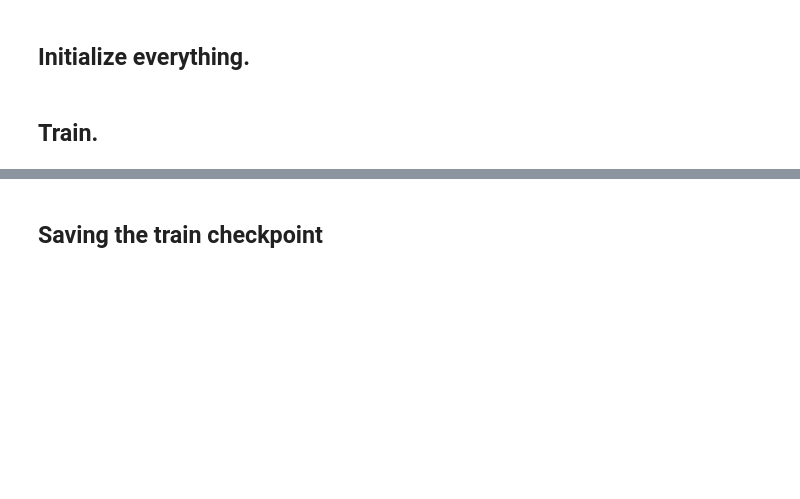
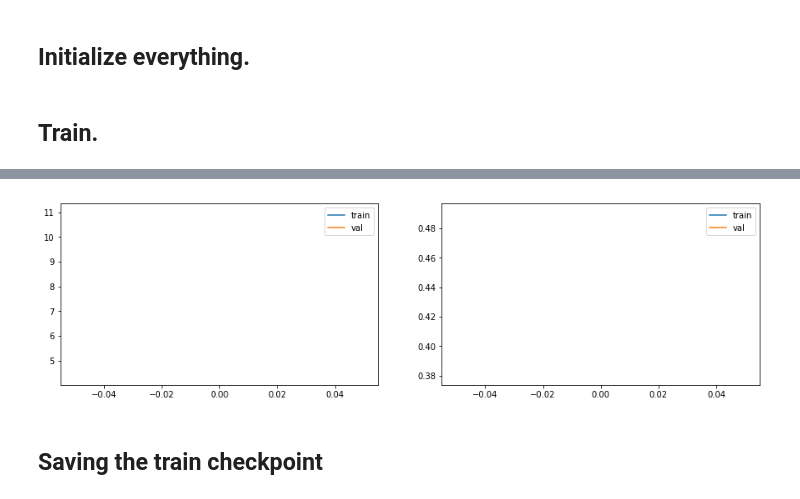
Before and after one commit to ikrets/robocar-lane-segmentation, a Jupyter notebook: train_deeplab.ipynb, the cells around one changed output, grey strips where cells are left out. Cells and saved outputs as stored; diff of their text form; code cells hidden in the pictures; blank space fills up the shorter version.

```diff
--- a/train_deeplab.ipynb
+++ b/train_deeplab.ipynb
@@ -54,7 +72,7 @@ tf.reset_default_graph()
 sess = tf.Session()
 
 train_dataset = MyDataset(filename=train_file,
-                              batch_size=1,
+                              batch_size=4,
                               shape=shape,
                               num_readers=2,
                               num_classes=2,
@@ -64,12 +82,12 @@ train_dataset = MyDataset(filename=train_file,
                               should_augment=False).get()
 
 val_dataset = MyDataset(filename=val_file,
-                       batch_size=1,
+                       batch_size=4,
                        shape=shape,
                        num_readers=2,
                        num_classes=2,
                        is_training=True,
-                       should_shuffle=True,
+                       should_shuffle=False,
                        should_repeat=False,
                        should_augment=False).get()
 
@@ -182,3 +218,21 @@ for epoch in range(100):
+# %%
+x = np.arange(len(train_losses))
+
+_, axes = plt.subplots(1, 2, figsize=(15, 4))
+
+axes[0].plot(x, train_losses, label='train')
+axes[0].plot(x, val_losses, label='val')
+axes[0].set_title('Losses')
+axes[0].legend()
+
+axes[1].plot(x, train_mious, label='train')
+axes[1].plot(x, val_mious, label='val')
+axes[1].set_title('Mious')
+axes[1].legend()
+
+plt.show()
+# %% [output]
+[figure, added]
 # %% [markdown]
 ## Saving the train checkpoint
 # %%
```
Also changed, not shown: parts of 12 cells of this notebook.
